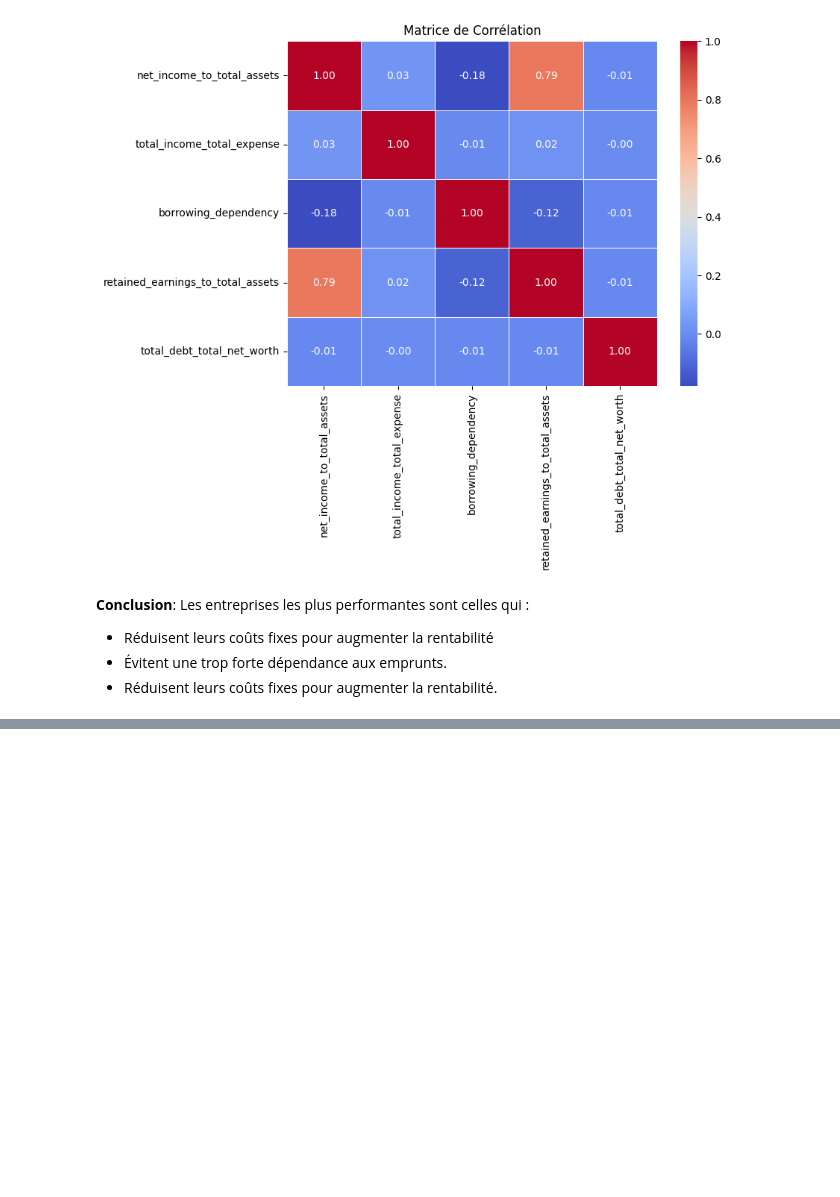
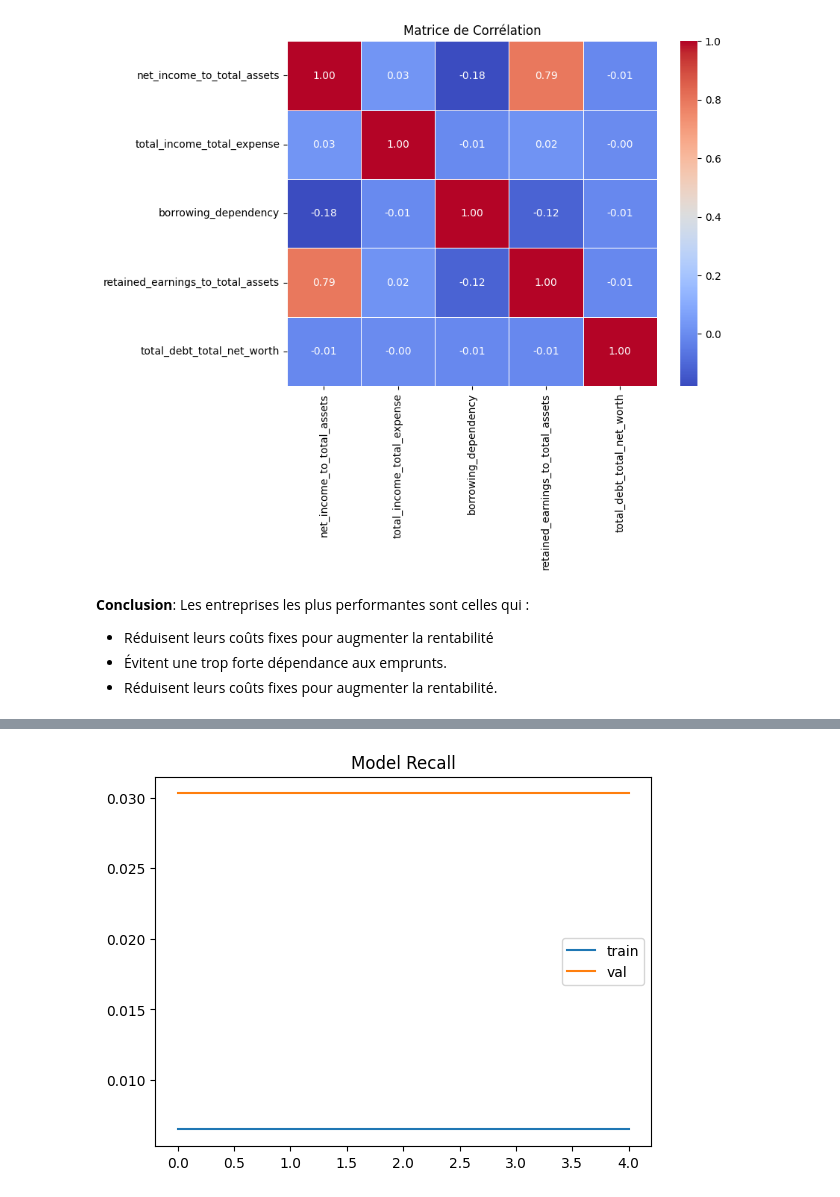
Before and after one commit to vianelk/ai_financial_track, a Jupyter notebook: AI_detect_financial_bankrupt.ipynb, the cells around one changed output, grey strips where cells are left out. Cells and saved outputs as stored; diff of their text form; code cells hidden in the pictures; blank space fills up the shorter version.

```diff
--- a/AI_detect_financial_bankrupt.ipynb
+++ b/AI_detect_financial_bankrupt.ipynb
@@ -241,0 +444,4 @@ plt.show()
+# %%
+plot_metric_and_val_metric(history.history, "recall")
+# %% [output]
+[figure, added]
```
Also changed, not shown: parts of 39 cells of this notebook.
